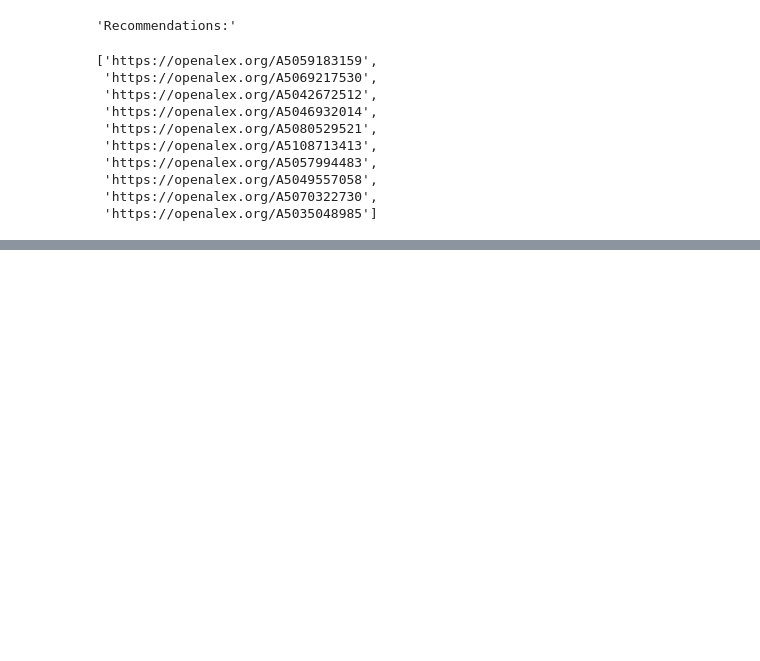
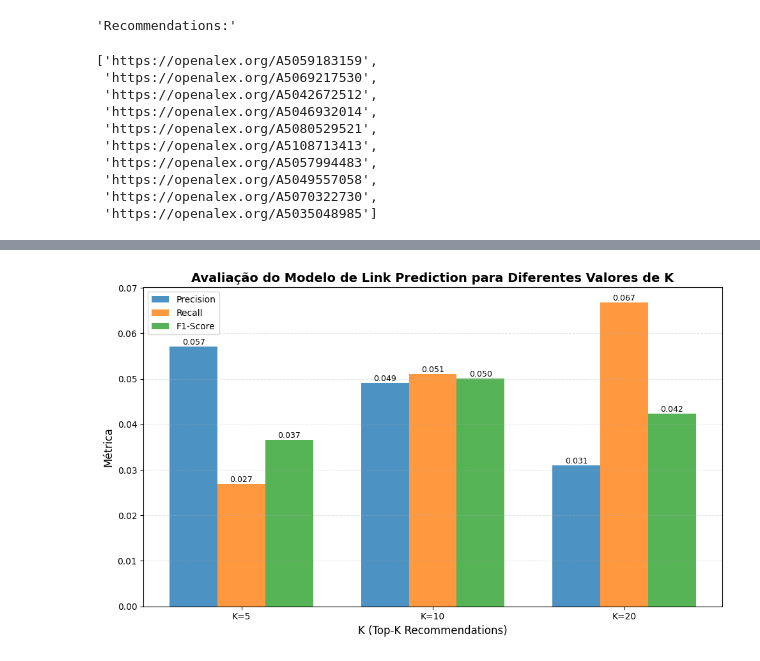
Before and after one commit to BSBContreras/link-prediction, a Jupyter notebook: link_prediction_model.ipynb, the cells around one changed output, grey strips where cells are left out. Drawn from its saved outputs; the diff is of its cells as text; code cells hidden in the pictures; blank space fills up the shorter version.

```diff
--- a/link_prediction_model.ipynb
+++ b/link_prediction_model.ipynb
@@ -309,7 +198,7 @@ Author: https://openalex.org/A5052753948
  'https://openalex.org/A5070322730',
  'https://openalex.org/A5035048985']
 # %%
-K = 10
+K = 5
 precisions = []
 recalls = []
 
@@ -353 +242,85 @@ F1-Score:  0.0501 5.0%
 ----------------------------------------
+# %%
+import matplotlib.pyplot as plt
+
+K_values = [5, 10, 20]
+results = {}
+
+for K in K_values:
+    precisions = []
+    recalls = []
+
+    # Avaliamos APENAS autores que realmente formaram novas conexões
+    for author_id, actual_new_coauthors in test_ground_truth.items():
+        recommendations = recommend_coauthors(author_id, train_graph, top_n=K)
+
+        hits = len(set(recommendations) & actual_new_coauthors)
+
+        # Precision: Dos que eu recomendei, quantos eram verdadeiros?
+        p = hits / len(recommendations) if len(recommendations) > 0 else 0
+
+        # Recall: Dos que existiam de verdade, quantos eu encontrei?
+        r = hits / len(actual_new_coauthors) if len(actual_new_coauthors) > 0 else 0
+
+        precisions.append(p)
+        recalls.append(r)
+
+    avg_precision = np.mean(precisions)
+    avg_recall = np.mean(recalls)
+
+    if (avg_precision + avg_recall) > 0:
+        f1_score = 2 * (avg_precision * avg_recall) / (avg_precision + avg_recall)
+    else:
+        f1_score = 0
+
+    results[K] = {
+        'precision': avg_precision,
+        'recall': avg_recall,
+        'f1_score': f1_score
+    }
+
+    print(f"K={K}: Precision={avg_precision:.4f} ({avg_precision*100:.1f}%), "
+          f"Recall={avg_recall:.4f} ({avg_recall*100:.1f}%), "
+          f"F1-Score={f1_score:.4f} ({f1_score*100:.1f}%)")
+
+fig, ax = plt.subplots(figsize=(10, 6))
+
+k_list = list(results.keys())
+precision_values = [results[k]['precision'] for k in k_list]
+recall_values = [results[k]['recall'] for k in k_list]
+f1_values = [results[k]['f1_score'] for k in k_list]
+
+x = np.arange(len(k_list))
+width = 0.25
+
+bars1 = ax.bar(x - width, precision_values, width, label='Precision', alpha=0.8)
+bars2 = ax.bar(x, recall_values, width, label='Recall', alpha=0.8)
+bars3 = ax.bar(x + width, f1_values, width, label='F1-Score', alpha=0.8)
+
+ax.set_xlabel('K (Top-K Recommendations)', fontsize=12)
+ax.set_ylabel('Métrica', fontsize=12)
+ax.set_title('Avaliação do Modelo de Link Prediction para Diferentes Valores de K', fontsize=14, fontweight='bold')
+ax.set_xticks(x)
+ax.set_xticklabels([f'K={k}' for k in k_list])
+ax.legend(fontsize=10)
+ax.grid(axis='y', alpha=0.3, linestyle='--')
+
+for bars in [bars1, bars2, bars3]:
+    for bar in bars:
+        height = bar.get_height()
+        ax.text(bar.get_x() + bar.get_width()/2., height,
+                f'{height:.3f}',
+                ha='center', va='bottom', fontsize=9)
+
+plt.tight_layout()
+plt.show()
+
+print("\n" + "="*60)
+print("RESUMO DAS MÉTRICAS")
+print("="*60)
+print(f"{'K':<5} {'Precision':<12} {'Recall':<12} {'F1-Score':<12}")
+print("-"*60)
+for K in K_values:
+    print(f"{K:<5} {results[K]['precision']:<12.4f} {results[K]['recall']:<12.4f} {results[K]['f1_score']:<12.4f}")
+print("="*60)
+# %% [output]
@@ -353,0 +330 @@ F1-Score:  0.0501 5.0%
+[figure, added]
```
Also changed, not shown: parts of 3 cells of this notebook.
